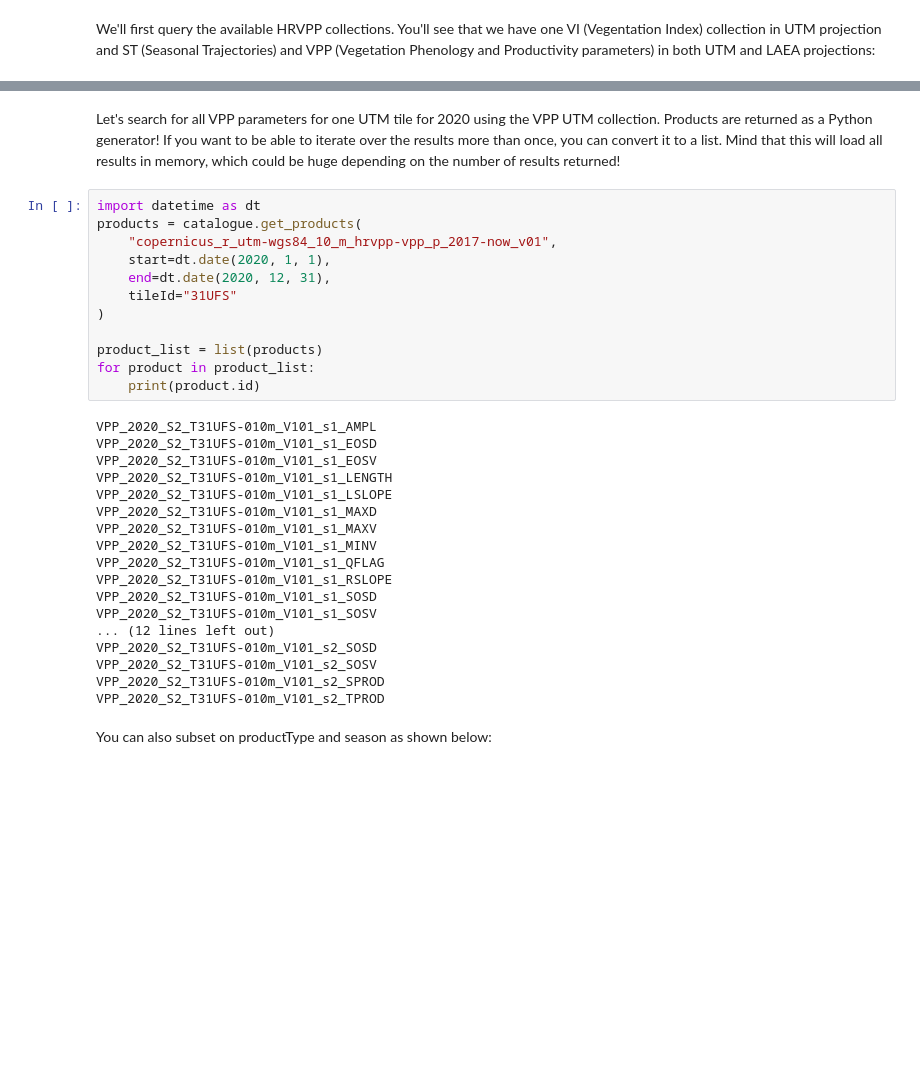
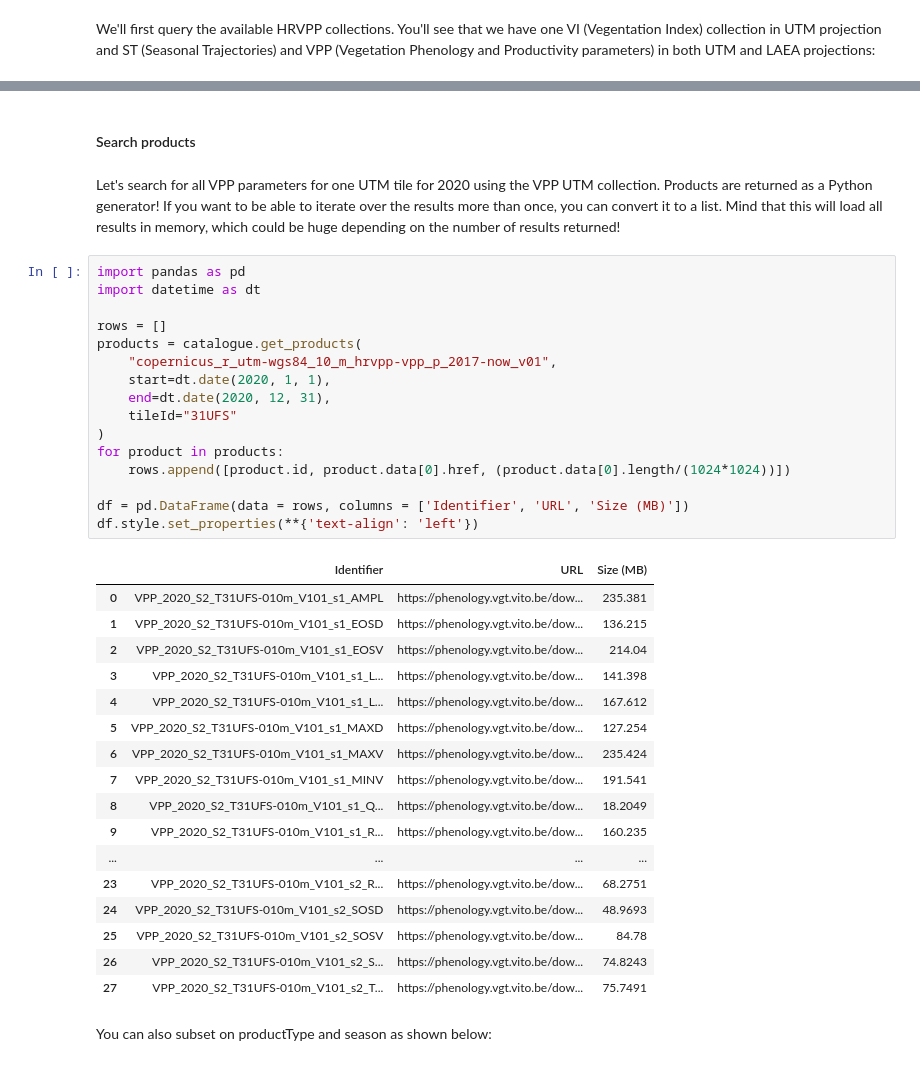
Before and after one commit to eea/clms-hrvpp-tools-python, a Jupyter notebook: HRVPP catalogue and download demo.ipynb, the cells around one changed output, grey strips where cells are left out. Drawn from its saved outputs; the diff is of its cells as text; blank space fills up the shorter version.

```diff
--- a/HRVPP catalogue and download demo.ipynb
+++ b/HRVPP catalogue and download demo.ipynb
@@ -51,37 +51,43 @@ copernicus_r_utm-wgs84_10_m_hrvpp-vpp_p_2017-now_v01 - Vegetation Phenology and
+# %% [markdown]
+#### Search products <a class="anchor" id="search-products"></a>
 # %% [markdown]
 Let's search for all VPP parameters for one UTM tile for 2020 using the VPP UTM collection.
 Products are returned as a Python generator! If you want to be able to iterate over the results more than once, you can convert it to a list.
 Mind that this will load all results in memory, which could be huge depending on the number of results returned!
 # %%
+import pandas as pd
 import datetime as dt
+
+rows = []
 products = catalogue.get_products(
     "copernicus_r_utm-wgs84_10_m_hrvpp-vpp_p_2017-now_v01",
     start=dt.date(2020, 1, 1),
     end=dt.date(2020, 12, 31),
     tileId="31UFS"
 )
+for product in products:
+    rows.append([product.id, product.data[0].href, (product.data[0].length/(1024*1024))])
 
-product_list = list(products)
-for product in product_list:
-    print(product.id)
+df = pd.DataFrame(data = rows, columns = ['Identifier', 'URL', 'Size (MB)'])
+df.style.set_properties(**{'text-align': 'left'})
 # %% [output]
-VPP_2020_S2_T31UFS-010m_V101_s1_AMPL
-VPP_2020_S2_T31UFS-010m_V101_s1_EOSD
-VPP_2020_S2_T31UFS-010m_V101_s1_EOSV
-VPP_2020_S2_T31UFS-010m_V101_s1_LENGTH
-VPP_2020_S2_T31UFS-010m_V101_s1_LSLOPE
-VPP_2020_S2_T31UFS-010m_V101_s1_MAXD
-VPP_2020_S2_T31UFS-010m_V101_s1_MAXV
-VPP_2020_S2_T31UFS-010m_V101_s1_MINV
-VPP_2020_S2_T31UFS-010m_V101_s1_QFLAG
-VPP_2020_S2_T31UFS-010m_V101_s1_RSLOPE
-VPP_2020_S2_T31UFS-010m_V101_s1_SOSD
-VPP_2020_S2_T31UFS-010m_V101_s1_SOSV
-... (12 lines left out)
-VPP_2020_S2_T31UFS-010m_V101_s2_SOSD
-VPP_2020_S2_T31UFS-010m_V101_s2_SOSV
-VPP_2020_S2_T31UFS-010m_V101_s2_SPROD
-VPP_2020_S2_T31UFS-010m_V101_s2_TPROD
+|  | Identifier | URL | Size (MB) |
+| 0 | VPP_2020_S2_T31UFS-010m_V101_s1_AMPL | https://phenology.vgt.vito.be/dow... | 235.381 |
+| 1 | VPP_2020_S2_T31UFS-010m_V101_s1_EOSD | https://phenology.vgt.vito.be/dow... | 136.215 |
+| 2 | VPP_2020_S2_T31UFS-010m_V101_s1_EOSV | https://phenology.vgt.vito.be/dow... | 214.04 |
+| 3 | VPP_2020_S2_T31UFS-010m_V101_s1_L... | https://phenology.vgt.vito.be/dow... | 141.398 |
+| 4 | VPP_2020_S2_T31UFS-010m_V101_s1_L... | https://phenology.vgt.vito.be/dow... | 167.612 |
+| 5 | VPP_2020_S2_T31UFS-010m_V101_s1_MAXD | https://phenology.vgt.vito.be/dow... | 127.254 |
+| 6 | VPP_2020_S2_T31UFS-010m_V101_s1_MAXV | https://phenology.vgt.vito.be/dow... | 235.424 |
+| 7 | VPP_2020_S2_T31UFS-010m_V101_s1_MINV | https://phenology.vgt.vito.be/dow... | 191.541 |
+| 8 | VPP_2020_S2_T31UFS-010m_V101_s1_Q... | https://phenology.vgt.vito.be/dow... | 18.2049 |
+| 9 | VPP_2020_S2_T31UFS-010m_V101_s1_R... | https://phenology.vgt.vito.be/dow... | 160.235 |
+| ... | ... | ... | ... |
+| 23 | VPP_2020_S2_T31UFS-010m_V101_s2_R... | https://phenology.vgt.vito.be/dow... | 68.2751 |
+| 24 | VPP_2020_S2_T31UFS-010m_V101_s2_SOSD | https://phenology.vgt.vito.be/dow... | 48.9693 |
+| 25 | VPP_2020_S2_T31UFS-010m_V101_s2_SOSV | https://phenology.vgt.vito.be/dow... | 84.78 |
+| 26 | VPP_2020_S2_T31UFS-010m_V101_s2_S... | https://phenology.vgt.vito.be/dow... | 74.8243 |
+| 27 | VPP_2020_S2_T31UFS-010m_V101_s2_T... | https://phenology.vgt.vito.be/dow... | 75.7491 |
 # %% [markdown]
 You can also subset on productType and season as shown below:
 # %%
```
Also changed, not shown: parts of 14 cells of this notebook.
